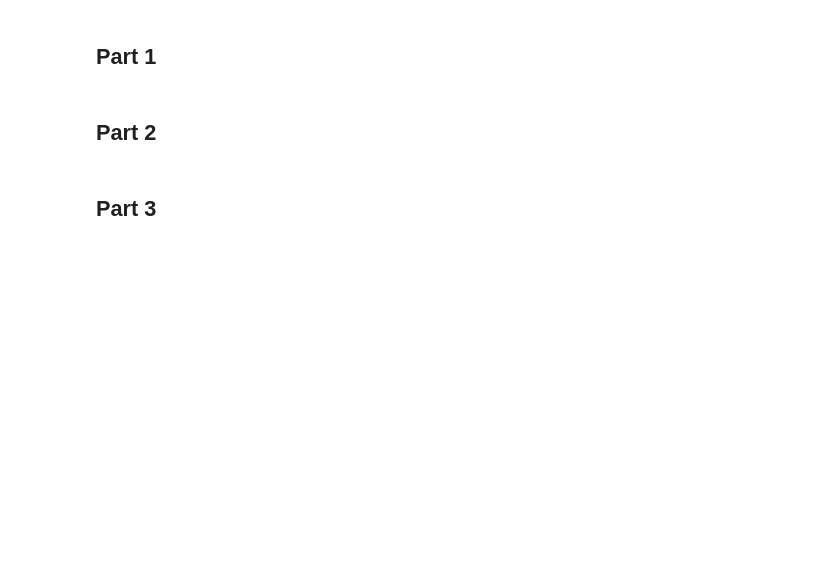
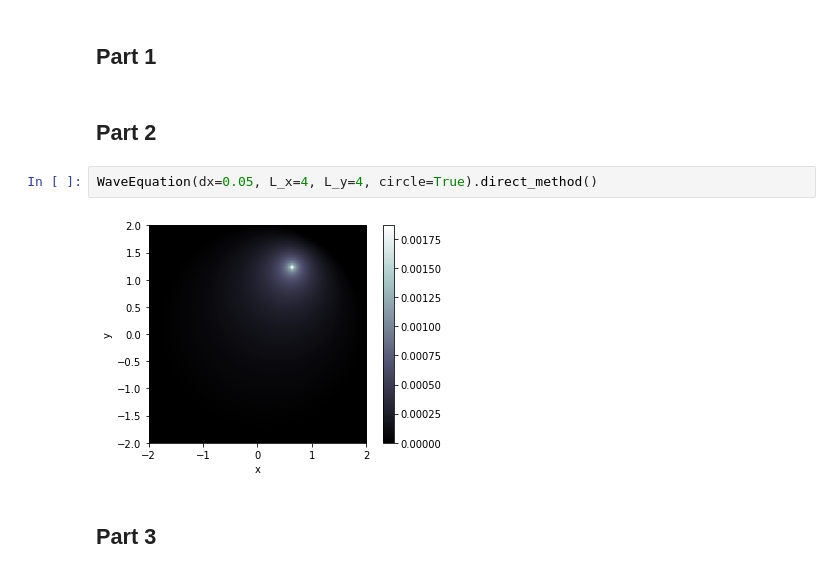
Before and after one commit to Nickvs99/ScientificComputing, a Jupyter notebook: Set 3/set3.ipynb, the cells around one changed output. Cells and saved outputs as stored; diff of their text form; blank space fills up the shorter version.

```diff
--- a/Set 3/set3.ipynb
+++ b/Set 3/set3.ipynb
@@ -10,6 +11,10 @@ from spring import Spring
 ## Part 1
 # %% [markdown]
 ## Part 2
+# %%
+WaveEquation(dx=0.05, L_x=4, L_y=4, circle=True).direct_method()
+# %% [output]
+[figure, added]
 # %% [markdown]
 ## Part 3
 # %%
```
Also changed, not shown: parts of 1 cell of this notebook.
